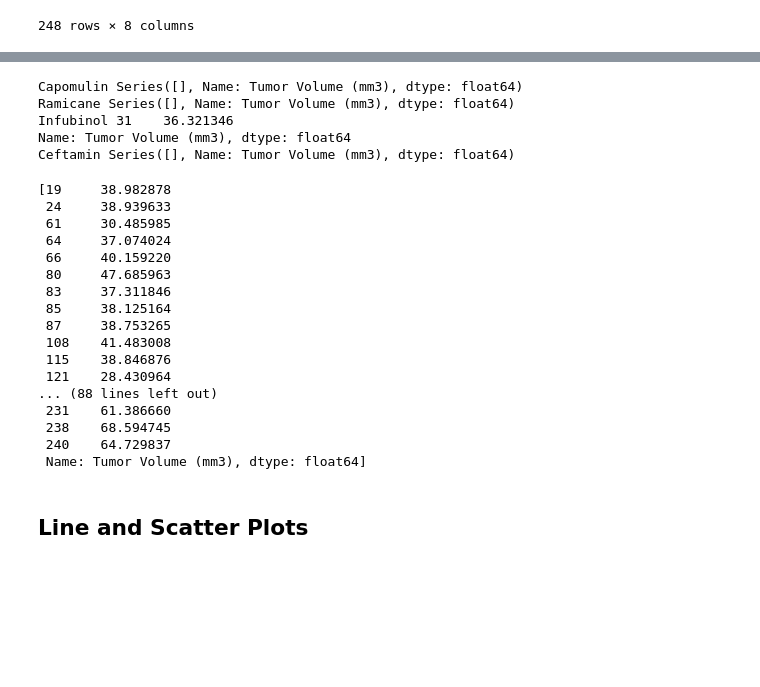
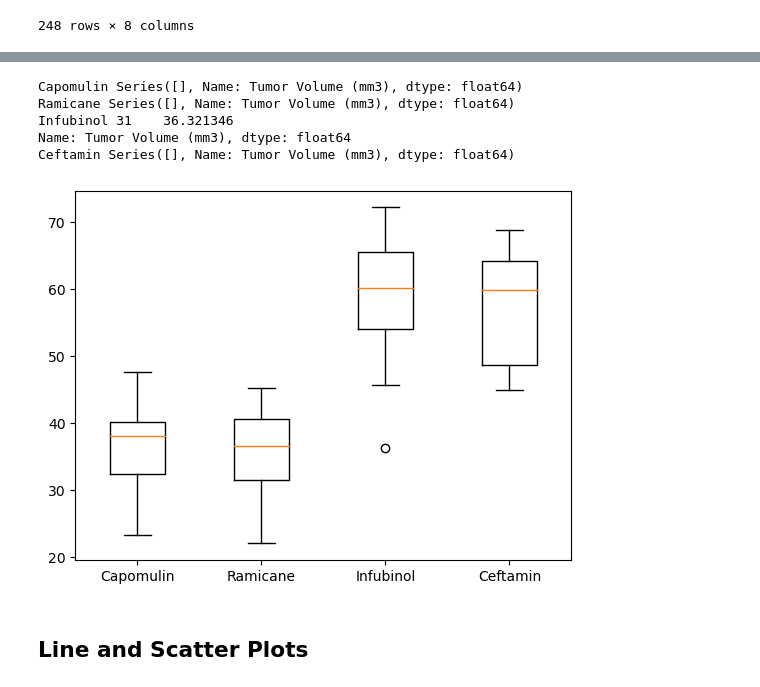
Before and after one commit to melissaprax/matplotlib-challenge, a Jupyter notebook: Pymaceuticals/pymaceuticals_starter.ipynb, the cells around one changed output, grey strips where cells are left out. Drawn from its saved outputs; the diff is of its cells as text; code cells hidden in the pictures; blank space fills up the shorter version.

Commit message:
added correlation plots and line graph

```diff
--- a/Pymaceuticals/pymaceuticals_starter.ipynb
+++ b/Pymaceuticals/pymaceuticals_starter.ipynb
@@ -269,34 +273,18 @@ for i in drugRegimen:
     upperBound = upperQuartile + (iqr * 1.5)
     columnOutliers = currentDrug.loc[(lowerBound > currentDrug)|(upperBound < currentDrug)]
     print(i, columnOutliers)
-tumorVolume
-
-#move to next cell
-# plt.boxplot(tumorVolume, labels=drugRegimen)
+#tumorVolume
 # %% [output]
 Capomulin Series([], Name: Tumor Volume (mm3), dtype: float64)
 Ramicane Series([], Name: Tumor Volume (mm3), dtype: float64)
 Infubinol 31    36.321346
 Name: Tumor Volume (mm3), dtype: float64
 Ceftamin Series([], Name: Tumor Volume (mm3), dtype: float64)
-[19     38.982878
- 24     38.939633
- 61     30.485985
- 64     37.074024
- 66     40.159220
- 80     47.685963
- 83     37.311846
- 85     38.125164
- 87     38.753265
- 108    41.483008
- 115    38.846876
- 121    28.430964
-... (88 lines left out)
- 231    61.386660
- 238    68.594745
- 240    64.729837
- Name: Tumor Volume (mm3), dtype: float64]
 # %%
 # Generate a box plot that shows the distrubution of the tumor volume for each treatment group.
+#move to next cell
+plt.boxplot(tumorVolume, labels=drugRegimen);
+# %% [output]
+[figure, added]
 # %% [markdown]
 ## Line and Scatter Plots
```
Also changed, not shown: parts of 8 cells of this notebook.
